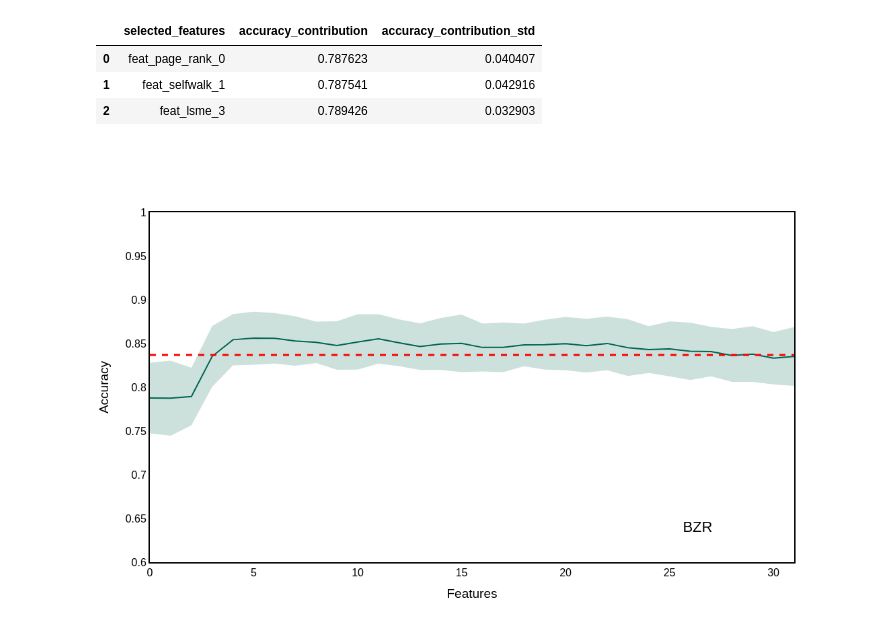
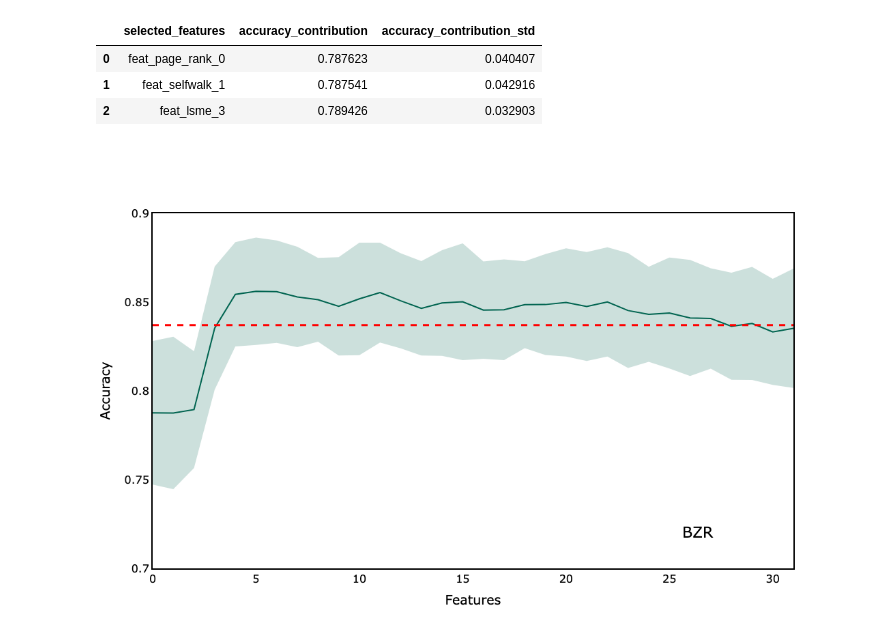
Before and after one commit to ashdehghan/NEExT, a Jupyter notebook: data/Untitled.ipynb, the cells around one changed output. Drawn from its saved outputs; the diff is of its cells as text; code cells hidden in the pictures.

```diff
--- a/data/Untitled.ipynb
+++ b/data/Untitled.ipynb
@@ -60,35 +60,35 @@ fig.update_layout(
         zeroline=True,
         showline = True,
         linecolor = 'black',
         mirror=True,
         linewidth = 2
     ),
     xaxis = dict(
         title = "Features",
         mirror=True,
         zeroline=True,
         showline = True,
         linecolor = 'black',
         linewidth = 2,
     ),
     width=700,
     height=700,
     font=dict(
     size=16,
     color="black")
 )
 fig.update_layout(showlegend=False)
-fig.update_layout(yaxis_range=[0.6,1.0])
+fig.update_layout(yaxis_range=[0.7,0.9])
 fig.update_xaxes(showgrid=False, gridwidth=0.5, gridcolor='#e3e1e1')
 fig.update_yaxes(showgrid=False, gridwidth=0.5, gridcolor='grey')
 fig.update_traces(marker_line_color='black', marker_line_width=1.0, opacity=1.0)
 
 fig.add_hline(y=0.837, line_width=3, line_dash="dash", line_color="red")
 
 
 fig.show()
 # %% [output]
-[figure, old version]
+[figure, new version]
 # %%
 
 MUTAG["y_upper"] = MUTAG["accuracy_contribution"] + MUTAG["accuracy_contribution_std"]
```
Also changed, not shown: parts of 4 cells of this notebook.
